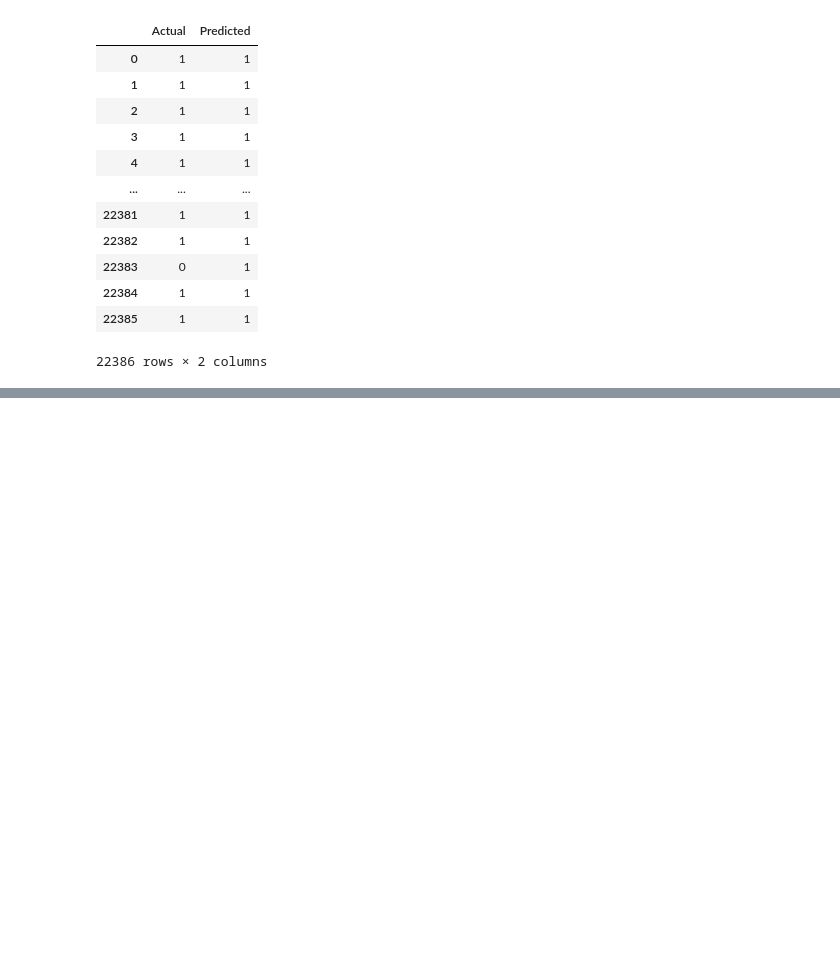
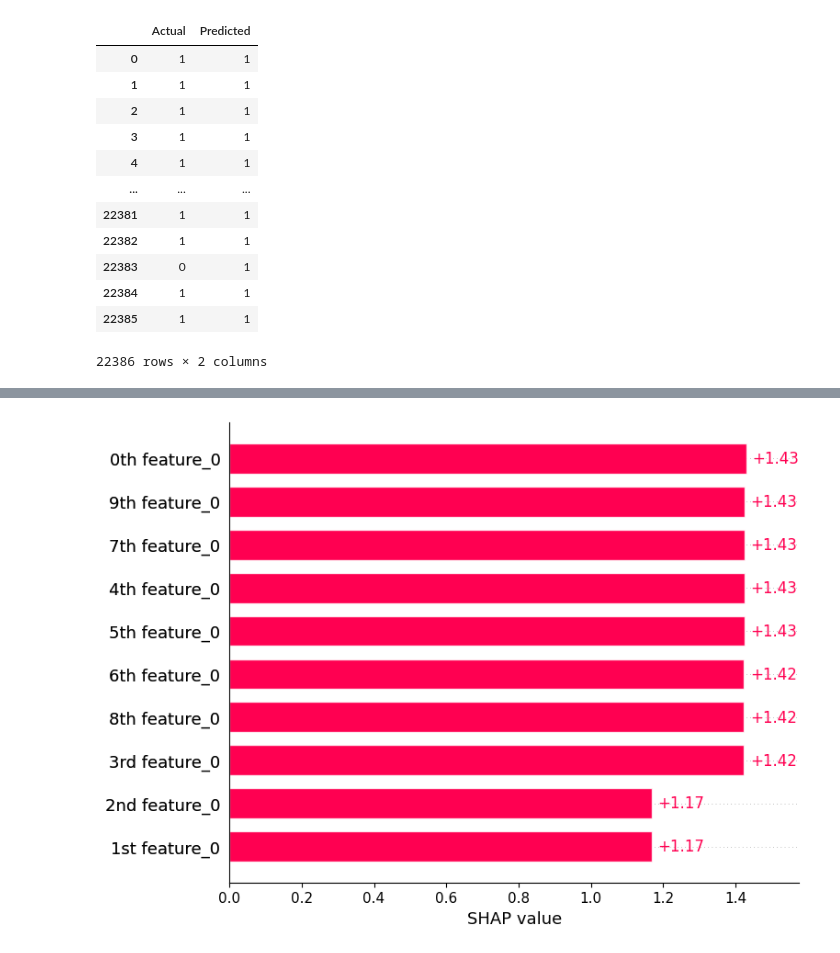
Before and after one commit to lrosati42/XAI_project, a Jupyter notebook: chandana_main.ipynb, the cells around one changed output, grey strips where cells are left out. Drawn from its saved outputs; the diff is of its cells as text; code cells hidden in the pictures; blank space fills up the shorter version.

```diff
--- a/chandana_main.ipynb
+++ b/chandana_main.ipynb
@@ -618,0 +689,3 @@ df_output
+# %%
+tree_explanation_object = explainer(selected_instances)
+tree_explanation_object
@@ -618,0 +710,4 @@ df_output
+# %%
+shap.plots.bar(tree_explanation_object[:,0])
+# %% [output]
+[figure, added]
```
Also changed, not shown: parts of 8 cells of this notebook.
